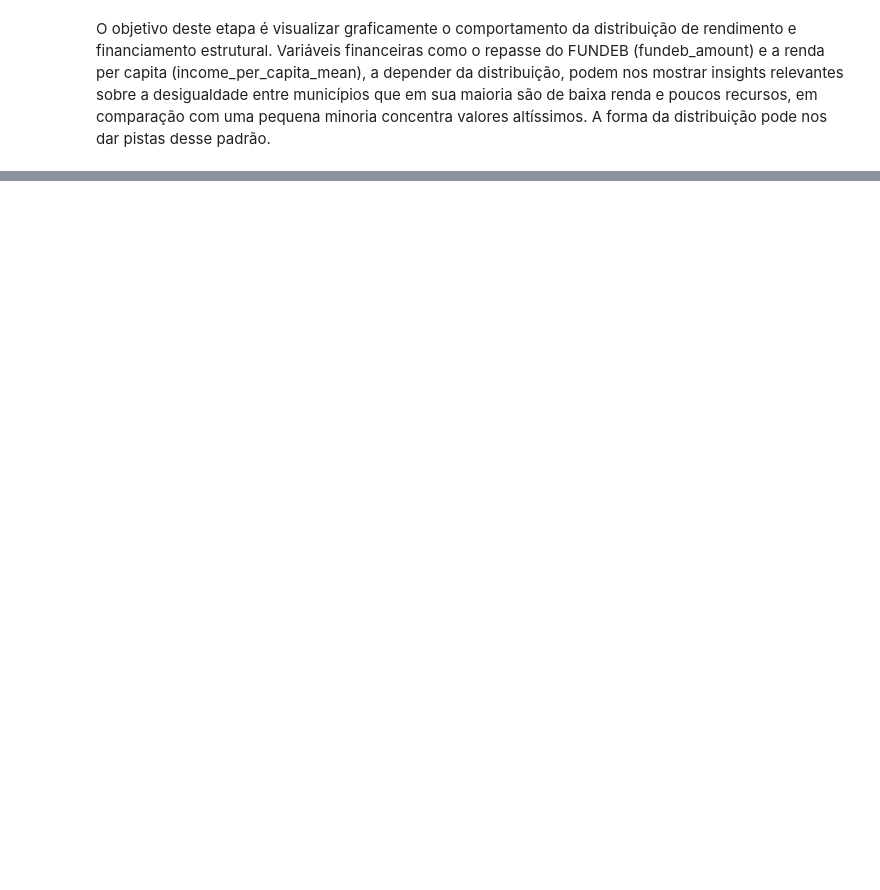
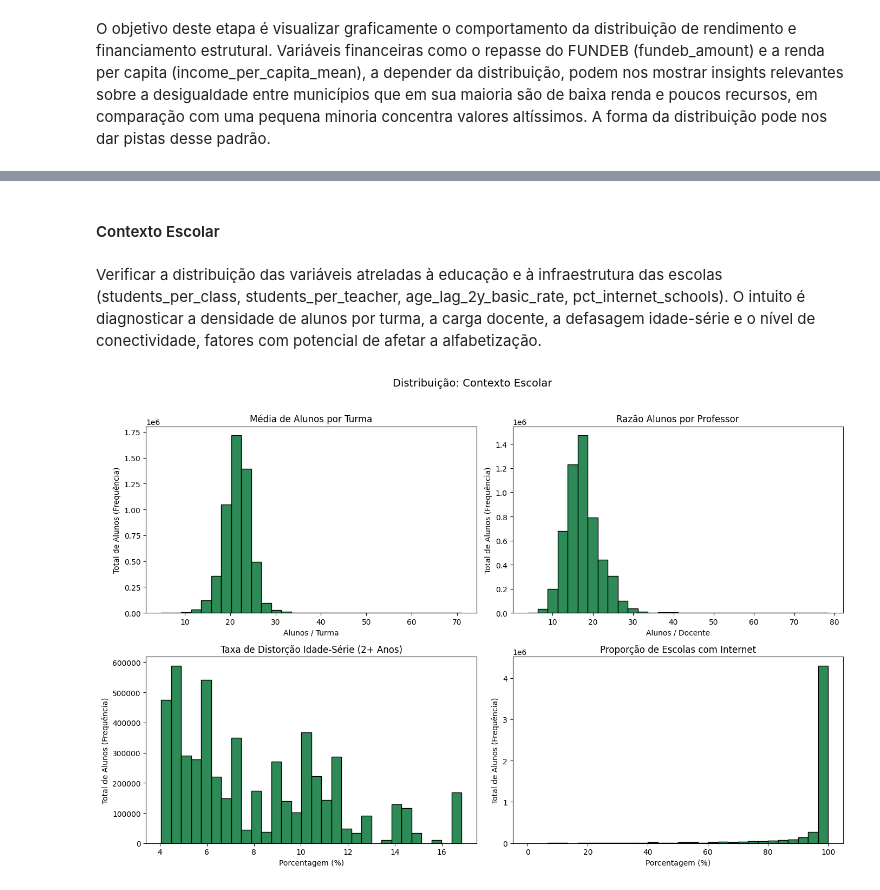
Before and after one commit to 1IAST-G29/tech-challenge-fase3, a Jupyter notebook: src/data/notebooks/eda.ipynb, the cells around one changed output, grey strips where cells are left out. Saved outputs shown, nothing was run; the diff lists cells and outputs as text; code cells hidden in the pictures; blank space fills up the shorter version.

```diff
--- a/src/data/notebooks/eda.ipynb
+++ b/src/data/notebooks/eda.ipynb
@@ -150,0 +215,39 @@ plt.show()
+# %% [markdown]
+#### Contexto Escolar
+# %% [markdown]
+Verificar a distribuição das variáveis atreladas à educação e à infraestrutura das escolas (students_per_class, students_per_teacher, age_lag_2y_basic_rate, pct_internet_schools). O intuito é diagnosticar a densidade de alunos por turma, a carga docente, a defasagem idade-série e o nível de conectividade, fatores com potencial de afetar a alfabetização.
+# %%
+cols_escolares = [
+    'students_per_class',
+    'students_per_teacher',
+    'age_lag_2y_basic_rate',
+    'pct_internet_schools'
+]
+titulos_esc = [
+    'Média de Alunos por Turma',
+    'Razão Alunos por Professor',
+    'Taxa de Distorção Idade-Série (2+ Anos)',
+    'Proporção de Escolas com Internet'
+]
+rotulos_x_esc = [
+    'Alunos / Turma',
+    'Alunos / Docente',
+    'Porcentagem (%)',
+    'Porcentagem (%)'
+]
+
+fig, axes = plt.subplots(2, 2, figsize=(14, 9))
+axes = axes.flatten()
+
+for i, col in enumerate(cols_escolares):
+    dados_validos = df_EDA[col].dropna().astype(float)
+    axes[i].hist(dados_validos, bins=30, edgecolor='black', color='seagreen')
+    axes[i].set_title(titulos_esc[i])
+    axes[i].set_xlabel(rotulos_x_esc[i])
+    axes[i].set_ylabel('Total de Alunos (Frequência)')
+
+plt.suptitle('Distribuição: Contexto Escolar', y=1.02, fontsize=14)
+plt.tight_layout()
+plt.show()
+# %% [output]
+[figure, added]
```
Also changed, not shown: parts of 33 cells of this notebook, 1 other file.
